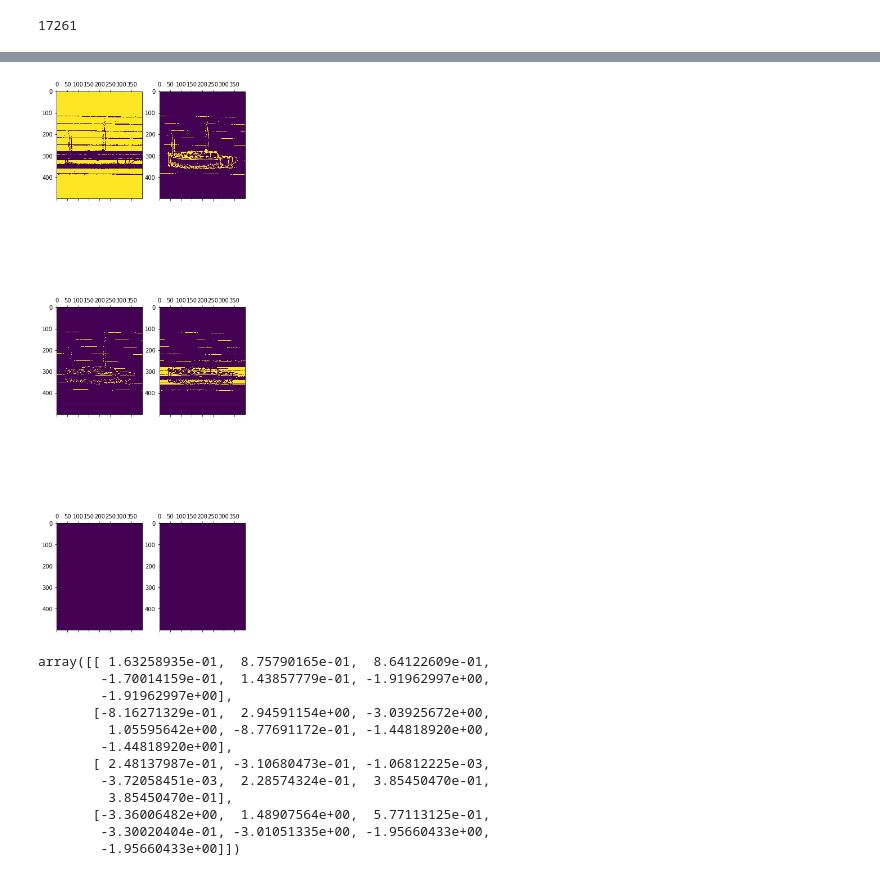
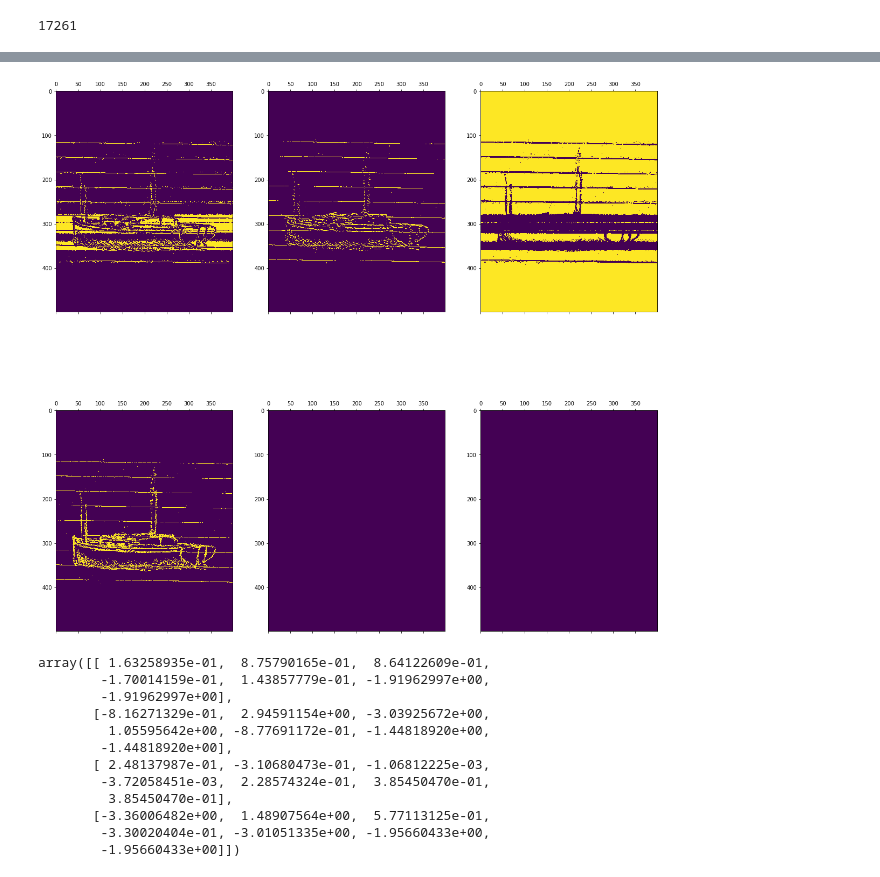
Before and after one commit to MegansColorado/Lined_Boats, a Jupyter notebook: Image_exploration.ipynb, the cells around one changed output, grey strips where cells are left out. Saved outputs shown, nothing was run; the diff lists cells and outputs as text; code cells hidden in the pictures.

```diff
--- a/Image_exploration.ipynb
+++ b/Image_exploration.ipynb
@@ -194,3 +283,24 @@ mean_std_df.head()
+# %%
+#PREWITT FILTERS -
+
+
+prewitt = filters.prewitt(sketch_grey)
+prewitt_h = filters.prewitt_h(sketch_grey)
+prewitt_v = filters.prewitt_v(sketch_grey)
+
+fig, ax = plt.subplots(nrows=1, ncols=3, figsize=(10, 10))
+
+ax[0].imshow(prewitt)
+ax[0].set_title('Prewitt')
+ax[0].axis('off')
+
+ax[1].imshow(roberts_neg_diag)
+ax[1].set_title('Roberts Neg Diag')
+ax[1].axis('off')
+
+ax[2].imshow(roberts_pos_diag)
+ax[2].set_title('roberts_pos_diag')
+ax[2].axis('off')
 # %%
 #NOW Create a data frame with all of the features for that image
 #add regular sobel
@@ -213,6 +323,12 @@ df = pd.DataFrame({
 'sobel_h': sobel_h.flatten(),
 'sobel_v': sobel_v.flatten(),
 'multiotsu': regions.flatten(),
+'scharr': scharr.flatten(),
+'scharr_h': scharr_h.flatten(),
+'scharr_v': scharr_v.flatten(),
+'roberts': roberts.flatten(),
+'roberts_neg_diag': roberts_neg_diag.flatten(),
+'roberts_pos_diag': roberts_pos_diag.flatten()
 }
 )
 df
@@ -242,8 +362,10 @@ df['delta'].nunique()
 # %%
 #PCA to remove features and to standardize
-#pca = PCA(whiten=True).fit_transform(df[['grey', 'sobel', 'sobel_h', 'sobel_v', 'multiotsu', 'mean', 'std', 'delta']])
+#pca = PCA(whiten=True).fit_transform(df[['grey', 'sobel', 'sobel_h', 'sobel_v', 'multiotsu', 'mean', 'std', 'delta','scharr','scharr_h','scharr_v']])
 
 # later switched to Standard Scaler...ask Land why??
 from sklearn.preprocessing import StandardScaler as SS
 
-ss = SS().fit_transform(df[['grey', 'sobel', 'sobel_h', 'sobel_v', 'multiotsu', 'mean', 'std', 'delta']])
+ss = SS().fit_transform(df[['grey', 'sobel', 'sobel_h', 'sobel_v', 'multiotsu', 'mean', 'std',
+                            'delta','scharr','scharr_h','scharr_v','roberts','roberts_neg_diag',
+                            'roberts_pos_diag']])
@@ -276,12 +422,14 @@ df
 # %%
+#Images by cluster layers
+
 #io.imshow(df['labels'].values.reshape(sketch_grey.shape))
 #plt.matshow(df['labels'].values.reshape(sketch_grey.shape))
-fig, axs = plt.subplots(3,2, figsize=(6,20))
+fig, axs = plt.subplots(2, 3, figsize=(20,20))
 
 for i, ax in enumerate(axs.flatten()):
     ax.matshow((df['labels']==i).values.reshape(sketch_grey.shape))
 # %% [output]
-[figure, old version]
+[figure, new version]
 # %%
 #the one with the highest first value will be the background - fill in the background lines with NMF
 cluster_centers = cluster.cluster_centers_
```
Also changed, not shown: parts of 20 cells of this notebook.
